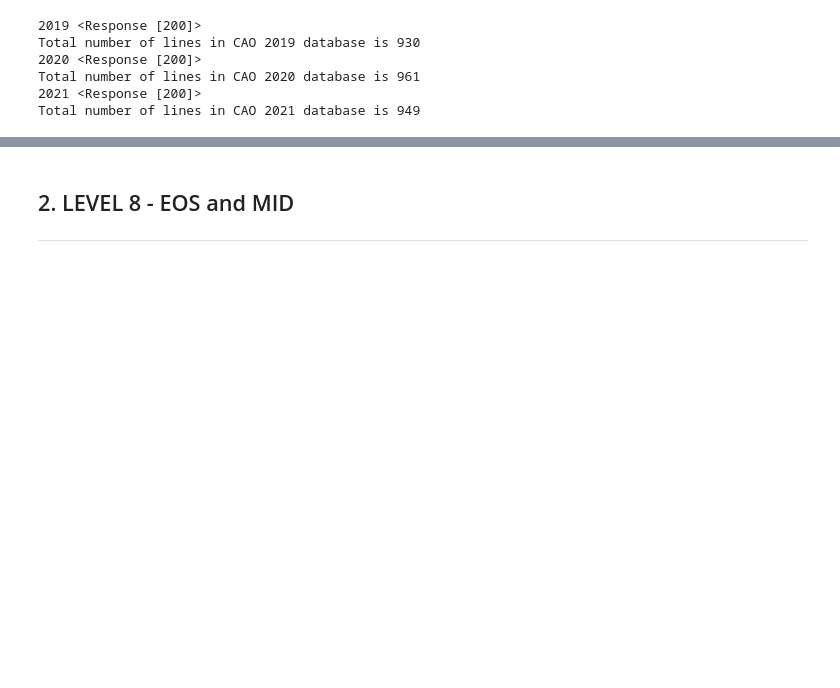
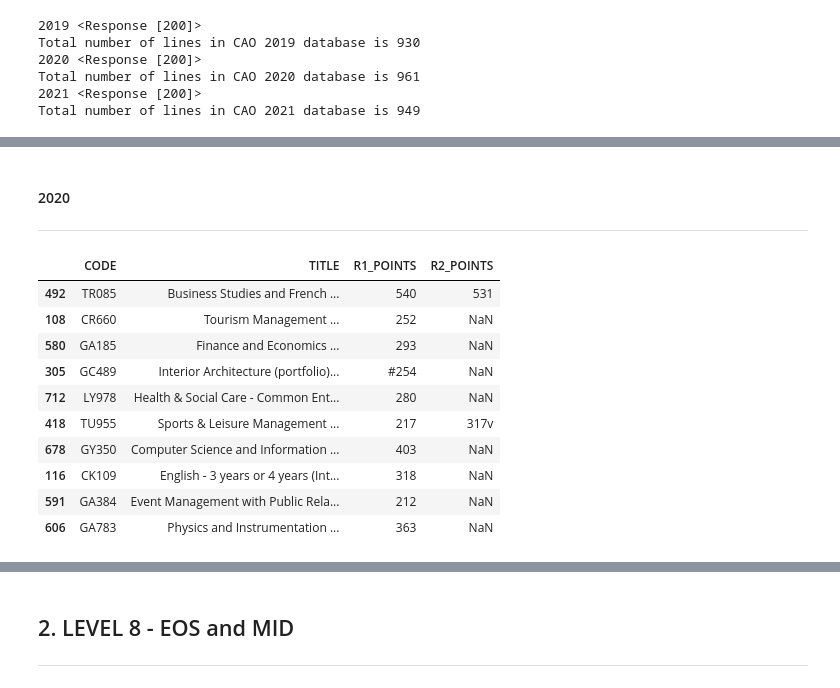
Before and after one commit to AnteDujic/Fundamentals-of-Data-Analysis, a Jupyter notebook: cao.ipynb, the cells around one changed output, grey strips where cells are left out. Saved outputs shown, nothing was run; the diff lists cells and outputs as text; code cells hidden in the pictures; blank space fills up the shorter version.

```diff
--- a/cao.ipynb
+++ b/cao.ipynb
@@ -183,0 +205,20 @@ Total number of lines in CAO 2021 database is 949
+# %% [markdown]
+#### 2020
+***
+# %%
+# Read csv file
+clean_2020 = pd.read_csv ("data/cao2020" +  nowstr + ".csv", encoding = "cp1252")
+# Output random 10 rows
+clean_2020.sample(n = 10)
+# %% [output]
+|  | CODE | TITLE | R1_POINTS | R2_POINTS |
+| 492 | TR085 | Business Studies and French ... | 540 | 531 |
+| 108 | CR660 | Tourism Management ... | 252 | NaN |
+| 580 | GA185 | Finance and Economics ... | 293 | NaN |
+| 305 | GC489 | Interior Architecture (portfolio)... | #254 | NaN |
+| 712 | LY978 | Health & Social Care - Common Ent... | 280 | NaN |
+| 418 | TU955 | Sports & Leisure Management ... | 217 | 317v |
+| 678 | GY350 | Computer Science and Information ... | 403 | NaN |
+| 116 | CK109 | English - 3 years or 4 years (Int... | 318 | NaN |
+| 591 | GA384 | Event Management with Public Rela... | 212 | NaN |
+| 606 | GA783 | Physics and Instrumentation ... | 363 | NaN |
```
Also changed, not shown: parts of 56 cells of this notebook, 33 other files.
